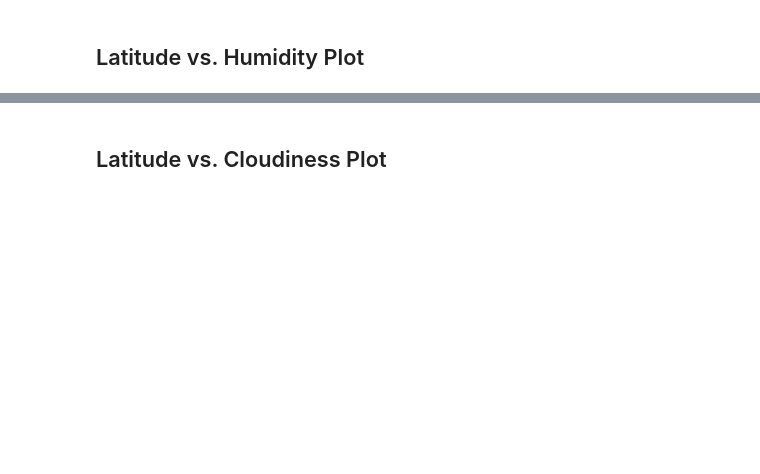
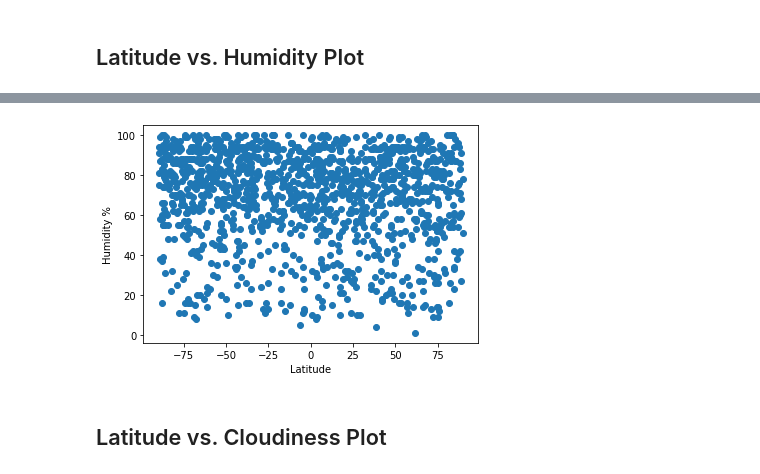
Before and after one commit to Munseaux/python-api-challenge, a Jupyter notebook: WeatherPy.ipynb, the cells around one changed output, grey strips where cells are left out. Cells and saved outputs as stored; diff of their text form; code cells hidden in the pictures; blank space fills up the shorter version.

```diff
--- a/WeatherPy.ipynb
+++ b/WeatherPy.ipynb
@@ -142,2 +164,9 @@ Int64Index([], dtype='int64')
+# %%
+plt.scatter(weather_df['Latitude'], weather_df['Humidity'])
+plt.ylabel('Humidity %')
+plt.xlabel('Latitude')
+plt.show()
+# %% [output]
+[figure, added]
 # %% [markdown]
 ## Latitude vs. Cloudiness Plot
```
Also changed, not shown: parts of 19 cells of this notebook, 1 other file.
